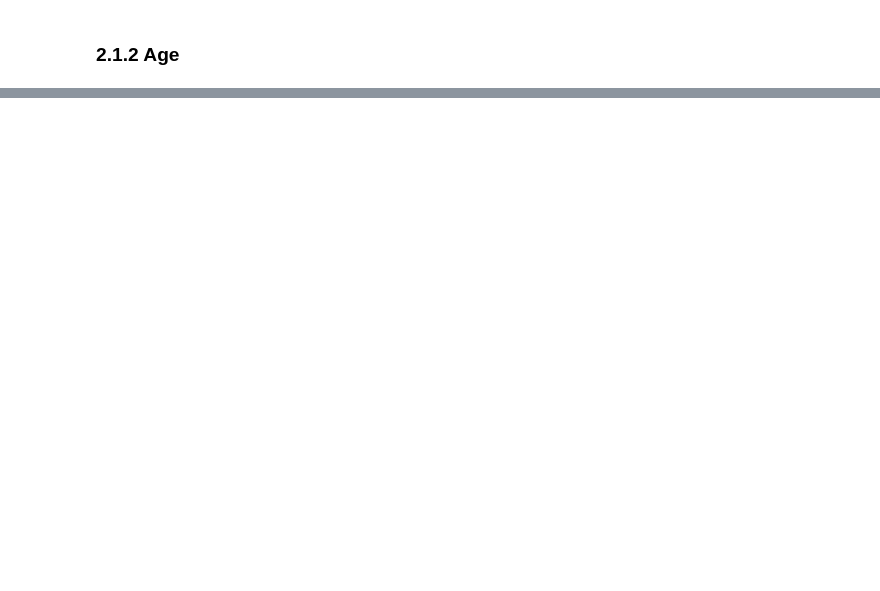
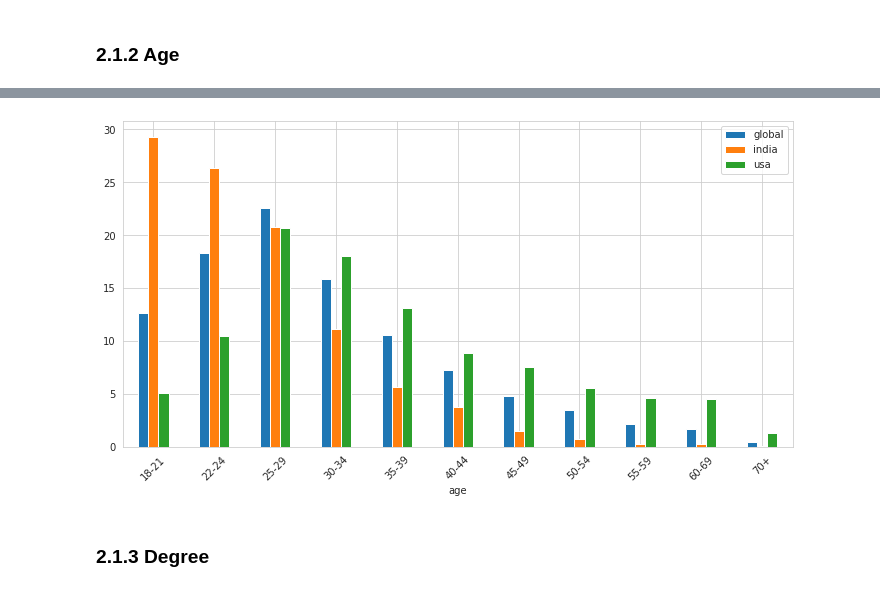
Before and after one commit to laurakah/BattleOfTheGiants, a Jupyter notebook: notebooks/battle-of-giants-georgioskp.ipynb, the cells around one changed output, grey strips where cells are left out. Saved outputs shown, nothing was run; the diff lists cells and outputs as text; code cells hidden in the pictures; blank space fills up the shorter version.

```diff
--- a/notebooks/battle-of-giants-georgioskp.ipynb
+++ b/notebooks/battle-of-giants-georgioskp.ipynb
@@ -172,0 +145,9 @@ print("Global female proportion: ", round(global_female_count/len(df), 2))
+# %%
+global_age_dist = perc(df, "age").rename(columns={"age" : "global"})
+india_age_dist = perc(india, "age").rename(columns={"age" : "india"})
+usa_age_dist = perc(usa, "age").rename(columns={"age" : "usa"})
+
+df_age = global_age_dist.merge(right=india_age_dist, how="inner", left_index=True, right_index=True)
+df_age = df_age.merge(right=usa_age_dist, how="inner", left_index=True, right_index=True)
+df_age = df_age.reset_index().rename(columns={"index" : "age"}).sort_values("age").set_index("age")
+df_age
@@ -172,0 +168,6 @@ print("Global female proportion: ", round(global_female_count/len(df), 2))
+# %%
+df_age.plot(kind="bar", figsize=figure_size, rot=45);
+# %% [output]
+[figure, added]
+# %% [markdown]
+### 2.1.3 Degree
```
Also changed, not shown: parts of 30 cells of this notebook.
